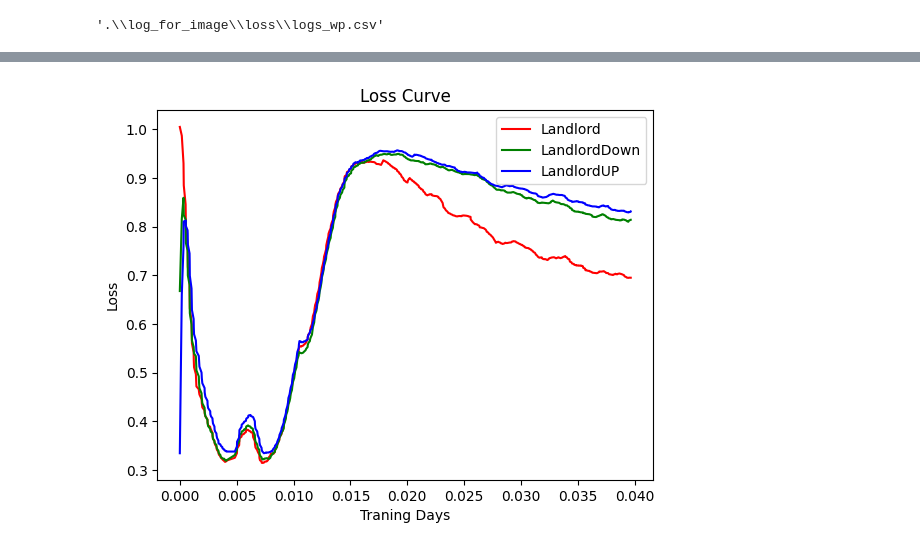
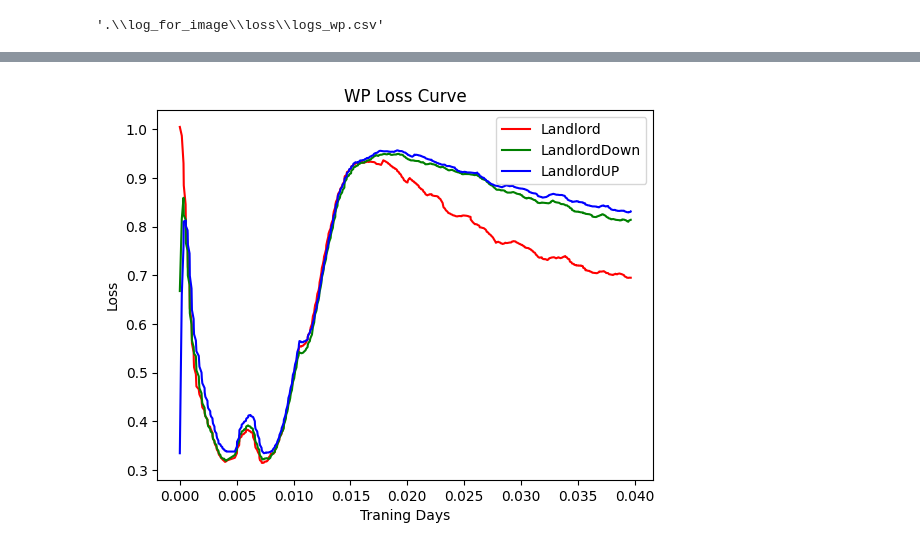
Before and after one commit to zh4men9/DouZero2, a Jupyter notebook: plot_picture.ipynb, the cells around one changed output, grey strips where cells are left out. Drawn from its saved outputs; the diff is of its cells as text; code cells hidden in the pictures.

```diff
--- a/plot_picture.ipynb
+++ b/plot_picture.ipynb
@@ -275,32 +312,32 @@ logs['days_since_earliest'] = (logs['_time'] - earliest_time).dt.total_seconds()
 logs_daily = logs.groupby('days_since_earliest').mean()
 
 # 对每个损失应用滑动窗口平均函数，以平滑处理
 window_size = 80
 logs_daily['smooth_loss_landlord'] = logs_daily['loss_landlord'].rolling(window=window_size, min_periods=1).mean()
 logs_daily['smooth_loss_landlord_down'] = logs_daily['loss_landlord_down'].rolling(window=window_size, min_periods=1).mean()
 logs_daily['smooth_loss_landlord_up'] = logs_daily['loss_landlord_up'].rolling(window=window_size, min_periods=1).mean()
 
 # 绘制Landlord、LandlordDown和LandlordUP的损失曲线
 plt.plot(logs_daily.index, logs_daily['smooth_loss_landlord'], color='red', label='Landlord')
 plt.plot(logs_daily.index, logs_daily['smooth_loss_landlord_down'], color='green', label='LandlordDown')
 plt.plot(logs_daily.index, logs_daily['smooth_loss_landlord_up'], color='blue', label='LandlordUP')
 
 # 设置标题和轴标签
-plt.title('Loss Curve')
+plt.title('WP Loss Curve')
 plt.xlabel('Traning Days')
 plt.ylabel('Loss')
 
 # 显示图例
 plt.legend()
 
 # 保存图片到本地路径./image/loss/
 # 检查文件夹是否存在，不存在则创建
 if not os.path.exists('./image/loss/'):
     os.makedirs('./image/loss/')
 filename = './image/loss/wp_loss_day_{}_landlord_down_up.png'.format(int(logs['frames'].max()))
 plt.savefig(filename)
 
 # 显示图表
 plt.show()
 # %% [output]
-[figure, old version]
+[figure, new version]
```
Also changed, not shown: parts of 7 cells of this notebook, 8 other files.
